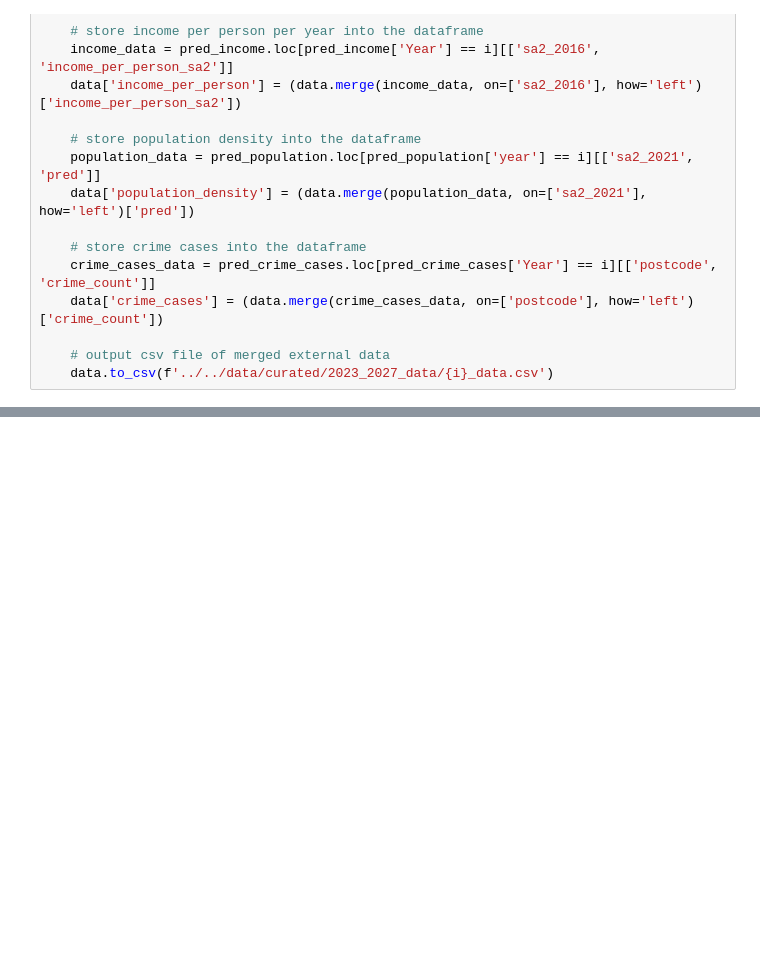
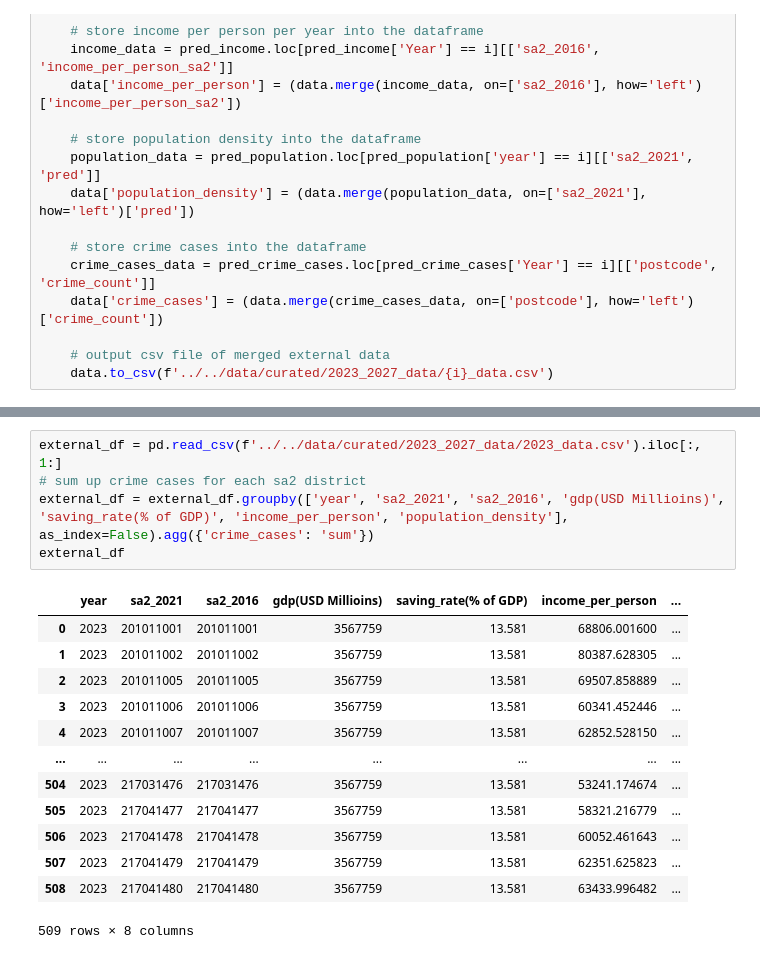
Before and after one commit to MAST30034-Applied-Data-Science/generic-real-estate-consulting-project-group-43, a Jupyter notebook: notebooks/External/3.2023_2027_merge.ipynb, the cells around one changed output, grey strips where cells are left out. Drawn from its saved outputs; the diff is of its cells as text; blank space fills up the shorter version.

```diff
--- a/notebooks/External/3.2023_2027_merge.ipynb
+++ b/notebooks/External/3.2023_2027_merge.ipynb
@@ -124,0 +153,20 @@ for i in year:
+# %%
+external_df = pd.read_csv(f'../../data/curated/2023_2027_data/2023_data.csv').iloc[:, 1:]
+# sum up crime cases for each sa2 district
+external_df = external_df.groupby(['year', 'sa2_2021', 'sa2_2016', 'gdp(USD Millioins)',
+'saving_rate(% of GDP)', 'income_per_person', 'population_density'], as_index=False).agg({'crime_cases': 'sum'})
+external_df
+# %% [output]
+|  | year | sa2_2021 | sa2_2016 | gdp(USD Millioins) | saving_rate(% of GDP) | income_per_person | ... |
+| 0 | 2023 | 201011001 | 201011001 | 3567759 | 13.581 | 68806.001600 | ... |
+| 1 | 2023 | 201011002 | 201011002 | 3567759 | 13.581 | 80387.628305 | ... |
+| 2 | 2023 | 201011005 | 201011005 | 3567759 | 13.581 | 69507.858889 | ... |
+| 3 | 2023 | 201011006 | 201011006 | 3567759 | 13.581 | 60341.452446 | ... |
+| 4 | 2023 | 201011007 | 201011007 | 3567759 | 13.581 | 62852.528150 | ... |
+| ... | ... | ... | ... | ... | ... | ... | ... |
+| 504 | 2023 | 217031476 | 217031476 | 3567759 | 13.581 | 53241.174674 | ... |
+| 505 | 2023 | 217041477 | 217041477 | 3567759 | 13.581 | 58321.216779 | ... |
+| 506 | 2023 | 217041478 | 217041478 | 3567759 | 13.581 | 60052.461643 | ... |
+| 507 | 2023 | 217041479 | 217041479 | 3567759 | 13.581 | 62351.625823 | ... |
+| 508 | 2023 | 217041480 | 217041480 | 3567759 | 13.581 | 63433.996482 | ... |
+509 rows × 8 columns
```
Also changed, not shown: parts of 3 cells of this notebook, 11 other files.
